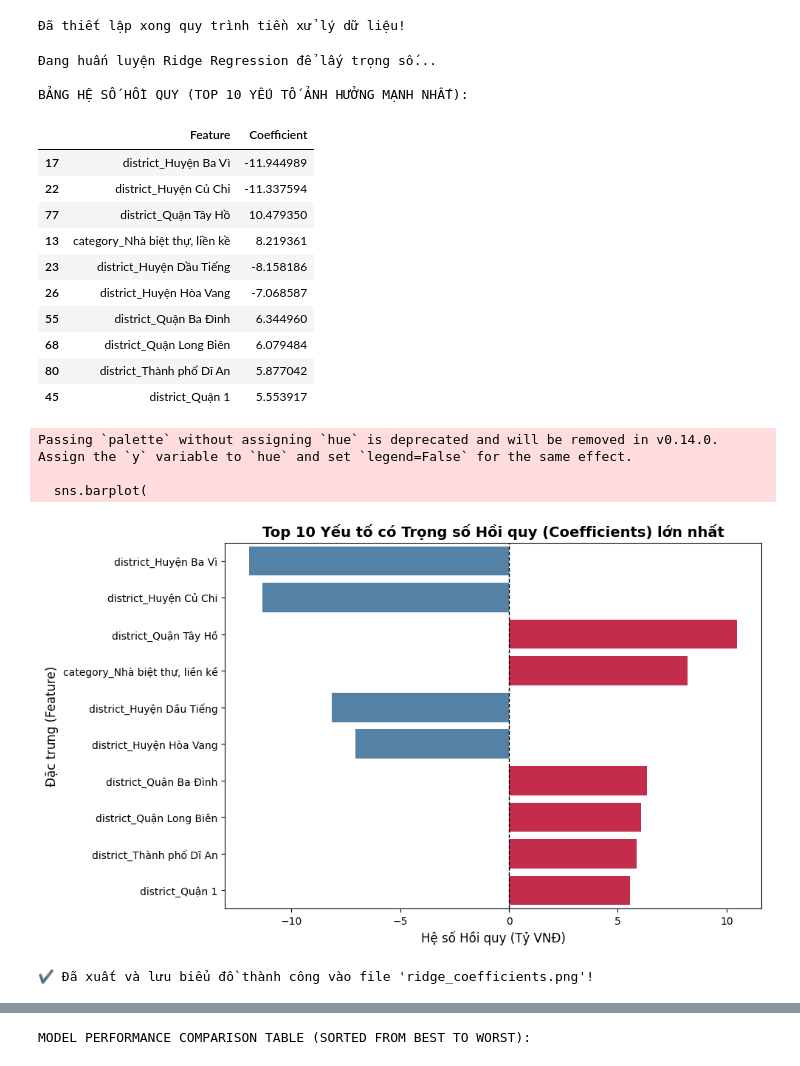
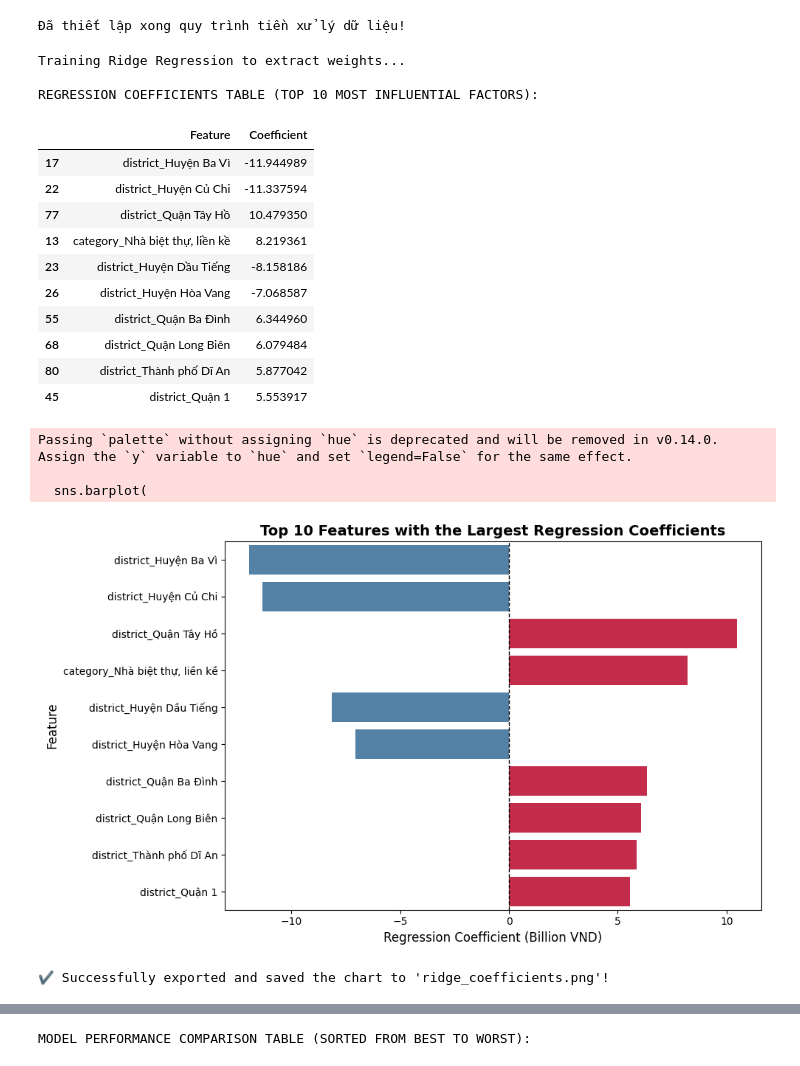
Before and after one commit to huy-06/Real_Estate_Price_Analysis, a Jupyter notebook: regression/train_models.ipynb, the cells around one changed output, grey strips where cells are left out. Saved outputs shown, nothing was run; the diff lists cells and outputs as text; code cells hidden in the pictures.

```diff
--- a/regression/train_models.ipynb
+++ b/regression/train_models.ipynb
@@ -75,7 +75,7 @@ import seaborn as sns
 from sklearn.linear_model import Ridge # <-- Đổi sang dùng Ridge
 from sklearn.pipeline import Pipeline
 
-print("Đang huấn luyện Ridge Regression để lấy trọng số...")
+print("Training Ridge Regression to extract weights...")
 
 # 1. Dùng Ridge thay vì LinearRegression để khắc phục Đa cộng tuyến
 lr_pipeline = Pipeline(steps=[
@@ -106,7 +106,7 @@ coef_df['Feature'] = coef_df['Feature'].str.replace('num__', '', regex=False).st
 coef_df['Abs_Coefficient'] = coef_df['Coefficient'].abs()
 top_10_features = coef_df.sort_values(by='Abs_Coefficient', ascending=False).head(10)
 
-print("\nBẢNG HỆ SỐ HỒI QUY (TOP 10 YẾU TỐ ẢNH HƯỞNG MẠNH NHẤT):")
+print("\nREGRESSION COEFFICIENTS TABLE (TOP 10 MOST INFLUENTIAL FACTORS):")
 display(top_10_features[['Feature', 'Coefficient']])
 
 # 7. VẼ BIỂU ĐỒ VÀ LƯU ẢNH
@@ -116,41 +116,41 @@ colors = top_10_features['Coefficient'].apply(lambda x: 'crimson' if x > 0 else
 
 sns.barplot(
     data=top_10_features,
     x='Coefficient',
     y='Feature',
     palette=colors.tolist()
 )
 
-plt.title('Top 10 Yếu tố có Trọng số Hồi quy (Coefficients) lớn nhất', fontsize=14, fontweight='bold')
-plt.xlabel('Hệ số Hồi quy (Tỷ VNĐ)', fontsize=12)
-plt.ylabel('Đặc trưng (Feature)', fontsize=12)
+plt.title('Top 10 Features with the Largest Regression Coefficients', fontsize=14, fontweight='bold')
+plt.xlabel('Regression Coefficient (Billion VND)', fontsize=12)
+plt.ylabel('Feature', fontsize=12)
 plt.axvline(x=0, color='black', linestyle='--', linewidth=1)
 
 plt.tight_layout()
 plt.savefig('ridge_coefficients.png', dpi=300)
 plt.show()
 
-print("✔️ Đã xuất và lưu biểu đồ thành công vào file 'ridge_coefficients.png'!")
+print("✔️ Successfully exported and saved the chart to 'ridge_coefficients.png'!")
 # %% [output]
-Đang huấn luyện Ridge Regression để lấy trọng số...
+Training Ridge Regression to extract weights...
 
-BẢNG HỆ SỐ HỒI QUY (TOP 10 YẾU TỐ ẢNH HƯỞNG MẠNH NHẤT):
+REGRESSION COEFFICIENTS TABLE (TOP 10 MOST INFLUENTIAL FACTORS):
 |  | Feature | Coefficient |
 | 17 | district_Huyện Ba Vì | -11.944989 |
 | 22 | district_Huyện Củ Chi | -11.337594 |
 | 77 | district_Quận Tây Hồ | 10.479350 |
 | 13 | category_Nhà biệt thự, liền kề | 8.219361 |
 | 23 | district_Huyện Dầu Tiếng | -8.158186 |
 | 26 | district_Huyện Hòa Vang | -7.068587 |
 | 55 | district_Quận Ba Đình | 6.344960 |
 | 68 | district_Quận Long Biên | 6.079484 |
 | 80 | district_Thành phố Dĩ An | 5.877042 |
 | 45 | district_Quận 1 | 5.553917 |
 Passing `palette` without assigning `hue` is deprecated and will be removed in v0.14.0. Assign the `y` variable to `hue` and set `legend=False` for the same effect.
 
   sns.barplot(
-[figure, old version]
+[figure, new version]
-✔️ Đã xuất và lưu biểu đồ thành công vào file 'ridge_coefficients.png'!
+✔️ Successfully exported and saved the chart to 'ridge_coefficients.png'!
 # %%
 from sklearn.linear_model import LinearRegression, Ridge, Lasso, ElasticNet
 from sklearn.tree import DecisionTreeRegressor
```
Also changed, not shown: parts of 2 cells of this notebook, 36 other files.
